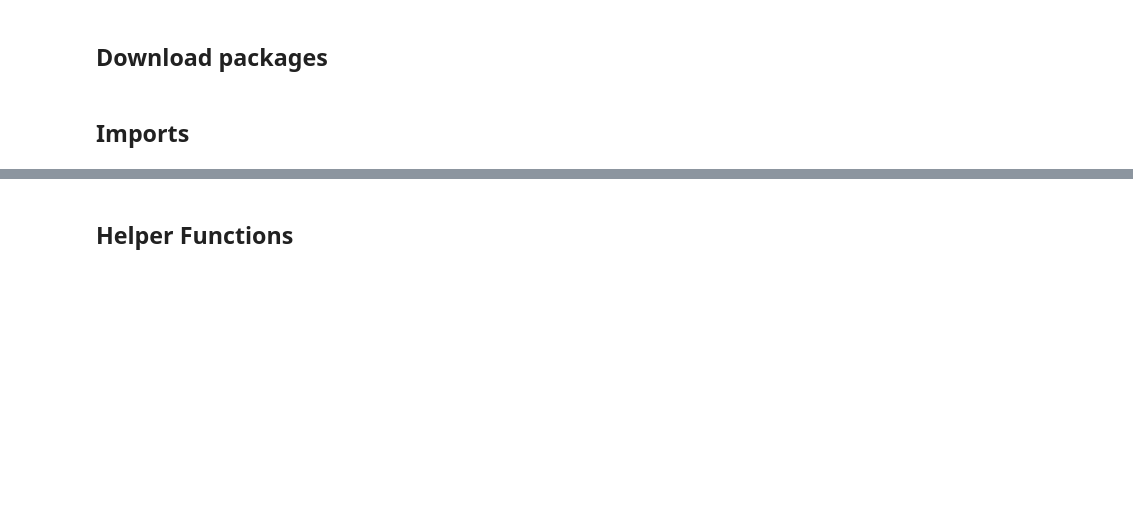
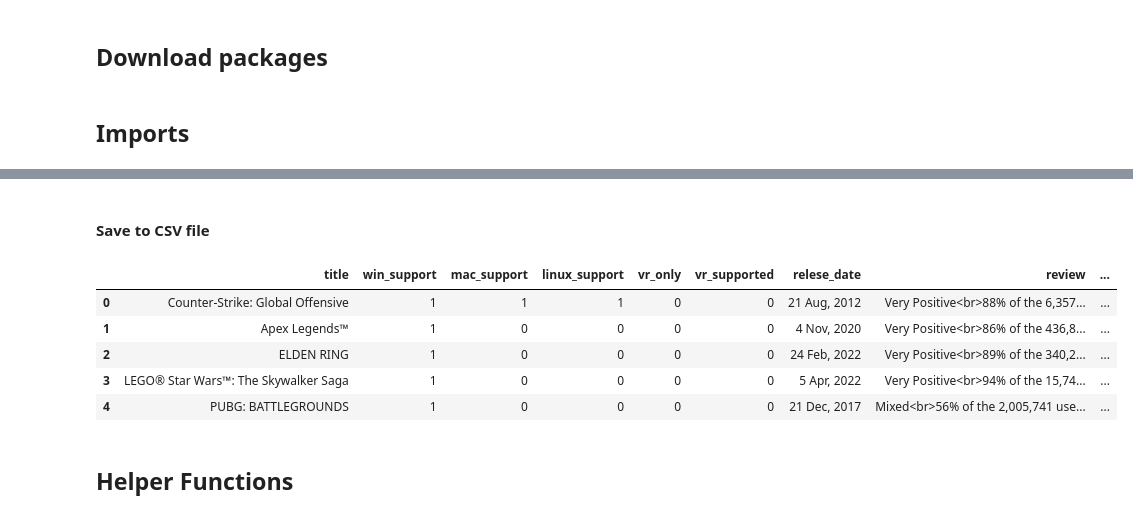
Before and after one commit to YuvalAvishid/Game_Discount_Predictor, a Jupyter notebook: Game_On_Sale.ipynb, the cells around one changed output, grey strips where cells are left out. Saved outputs shown, nothing was run; the diff lists cells and outputs as text; code cells hidden in the pictures; blank space fills up the shorter version.

Commit message:
Add save and load csv functions
Add load csv and save csv
it saves the dataset without cleanup

```diff
--- a/Game_On_Sale.ipynb
+++ b/Game_On_Sale.ipynb
@@ -22,0 +25,2 @@ InteractiveShell.ast_node_interactivity = "all"
+# %% [markdown]
+#### Save to CSV file
@@ -23,3 +32,17 @@ InteractiveShell.ast_node_interactivity = "all"
+# %%
+def load_csv_from_project(file_name):
+    return pd.read_csv(file_name)
+# %%
+df = load_csv_from_project("all_games_data.csv").iloc[:,1:]
+# %%
+df.head()
+# %% [output]
+|  | title | win_support | mac_support | linux_support | vr_only | vr_supported | relese_date | review | ... |
+| 0 | Counter-Strike: Global Offensive | 1 | 1 | 1 | 0 | 0 | 21 Aug, 2012 | Very Positive<br>88% of the 6,357... | ... |
+| 1 | Apex Legends™ | 1 | 0 | 0 | 0 | 0 | 4 Nov, 2020 | Very Positive<br>86% of the 436,8... | ... |
+| 2 | ELDEN RING | 1 | 0 | 0 | 0 | 0 | 24 Feb, 2022 | Very Positive<br>89% of the 340,2... | ... |
+| 3 | LEGO® Star Wars™: The Skywalker Saga | 1 | 0 | 0 | 0 | 0 | 5 Apr, 2022 | Very Positive<br>94% of the 15,74... | ... |
+| 4 | PUBG: BATTLEGROUNDS | 1 | 0 | 0 | 0 | 0 | 21 Dec, 2017 | Mixed<br>56% of the 2,005,741 use... | ... |
 # %% [markdown]
 ## Helper Functions
 # %%
```
Also changed, not shown: parts of 6 cells of this notebook, 2 other files.
